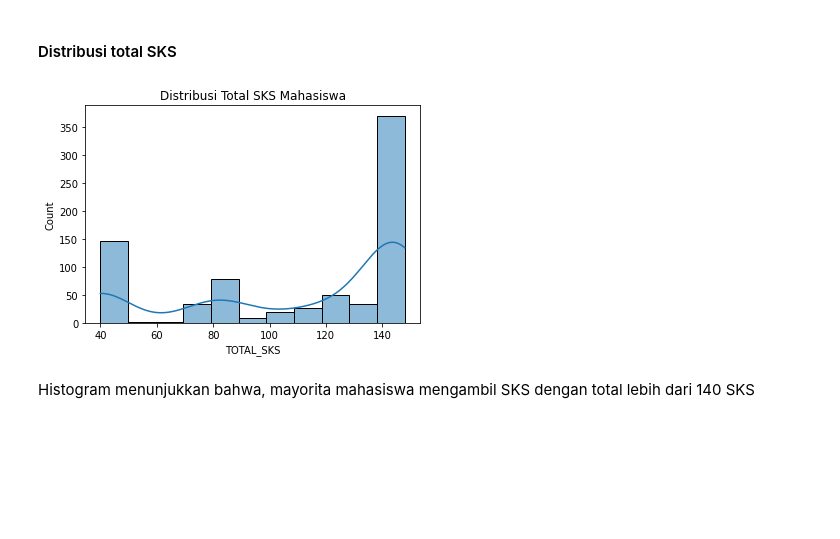
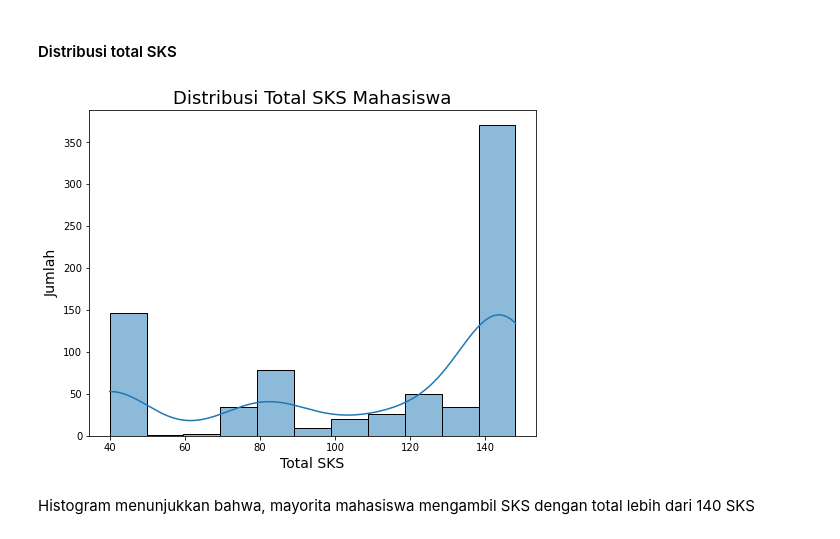
Before and after one commit to FelixFern/ISFEST-ODE, a Jupyter notebook: ODE PPT.ipynb, the cells around one changed output. Drawn from its saved outputs; the diff is of its cells as text; code cells hidden in the pictures; blank space fills up the shorter version.

```diff
--- a/ODE PPT.ipynb
+++ b/ODE PPT.ipynb
@@ -592,11 +598,15 @@ Oleh karena itu, data mahasiswa ini tidak seimbang untuk pemodelan.
 #### Distribusi total SKS
 # %%
 # histogram/distribusi total sks
+
+plt.figure(figsize=(8,6))
 sns.histplot(data=df3, x='TOTAL_SKS', kde=True)
-plt.title('Distribusi Total SKS Mahasiswa')
+plt.title('Distribusi Total SKS Mahasiswa', fontsize=18)
+plt.xlabel('Total SKS', fontsize=14)
+plt.ylabel('Jumlah', fontsize=14)
 plt.show()
 # %% [output]
-[figure, old version]
+[figure, new version]
 # %% [markdown]
 Histogram menunjukkan bahwa, mayorita mahasiswa mengambil SKS dengan total lebih dari 140 SKS
 # %% [markdown]
```
Also changed, not shown: parts of 7 cells of this notebook.
